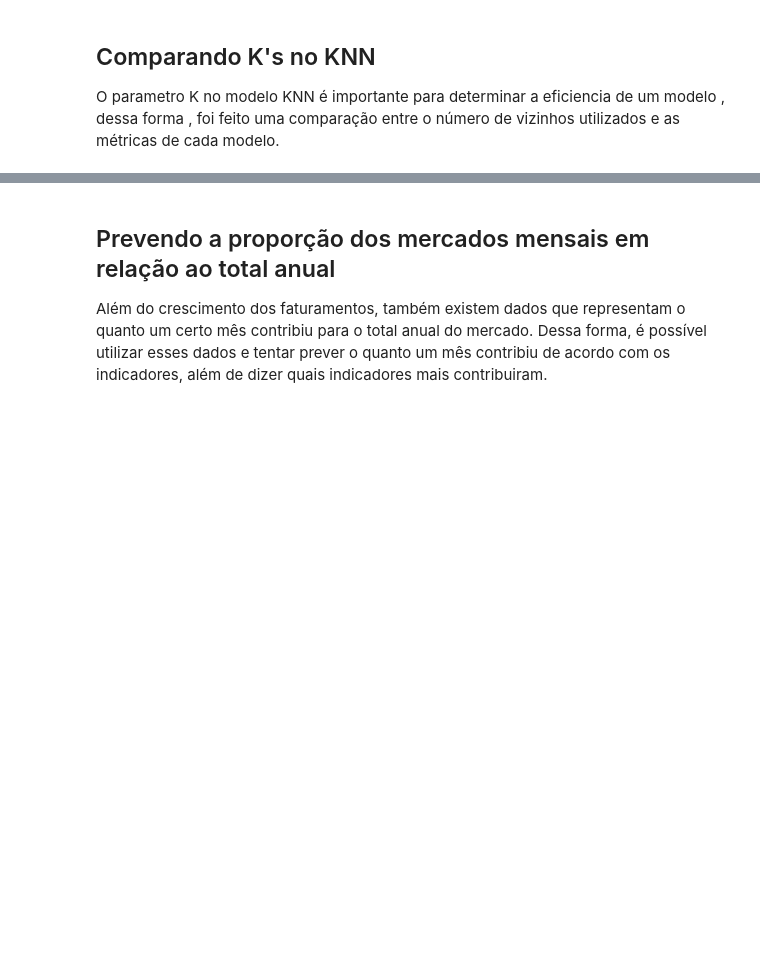
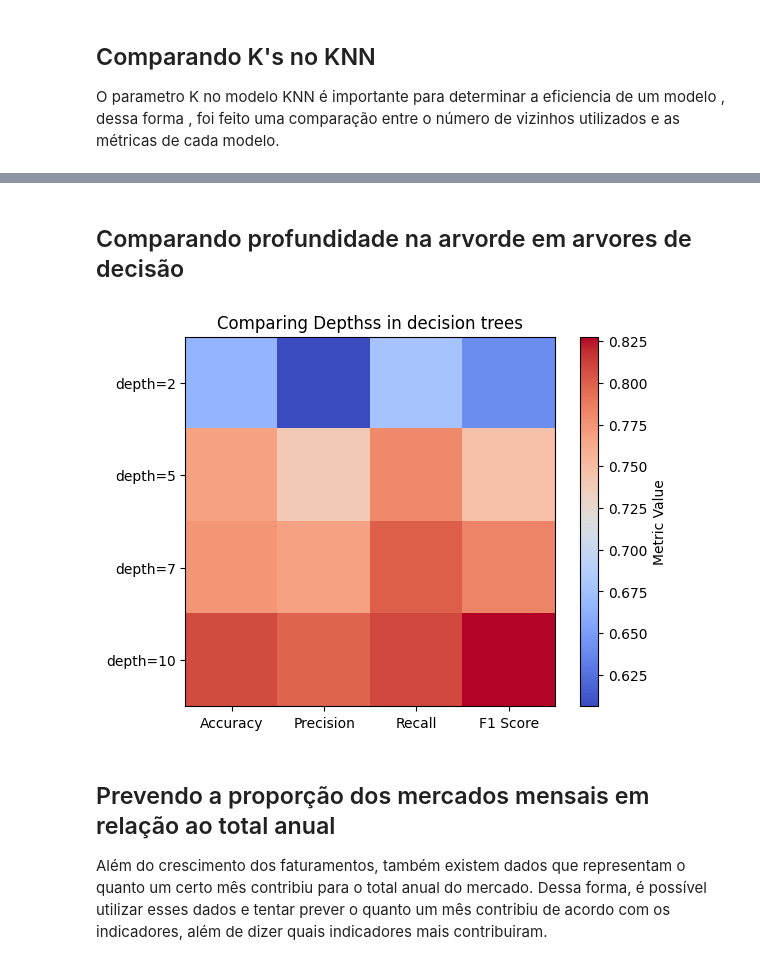
Before and after one commit to SamuelLipovetsky/projeto_ml, a Jupyter notebook: projetct.ipynb, the cells around one changed output, grey strips where cells are left out. Drawn from its saved outputs; the diff is of its cells as text; code cells hidden in the pictures; blank space fills up the shorter version.

```diff
--- a/projetct.ipynb
+++ b/projetct.ipynb
@@ -410,3 +412,52 @@ plt.show()
+# %% [markdown]
+## Comparando profundidade na arvorde em arvores de decisão
+# %%
+import numpy as np
+import matplotlib.pyplot as plt
+
+# Metrics for Model 1
+model1_accuracy, model1_precision, model1_recall, model1_f1 = perform_bootstrap_classification(
+    df_model_loucas_MI, DecisionTreeClassifier(max_depth=2))
+
+# Metrics for Model 2
+model2_accuracy, model2_precision, model2_recall, model2_f1 = perform_bootstrap_classification(
+    df_model_loucas_MI, DecisionTreeClassifier(max_depth=5))
+
+# Metrics for Model 3
+model3_accuracy, model3_precision, model3_recall, model3_f1 = perform_bootstrap_classification(
+    df_model_loucas_MI, DecisionTreeClassifier(max_depth=7))
+
+# Metrics for Model 4
+model4_accuracy, model4_precision, model4_recall, model4_f1 = perform_bootstrap_classification(
+    df_model_loucas_MI, DecisionTreeClassifier(max_depth=10))
+# Create a numpy array with the metrics
+metrics = np.array([[model1_accuracy, model1_precision, model1_recall, model1_f1],
+                    [model2_accuracy, model2_precision, model2_recall, model2_f1],
+                    [model3_accuracy, model3_precision, model3_recall, model3_f1],
+                    [model4_accuracy, model4_precision, model4_recall, model4_f1]])
+
+# Define the models and metrics
+models = ['depth=2', 'depth=5', 'depth=7', 'depth=10']
+metric_labels = ['Accuracy', 'Precision', 'Recall', 'F1 Score']
+
+# Create the heatmap
+plt.imshow(metrics, cmap='coolwarm')
+
+# Set the tick labels
+plt.xticks(np.arange(len(metric_labels)), metric_labels)
+plt.yticks(np.arange(len(models)), models)
+
+# Add colorbar
+cbar = plt.colorbar()
+cbar.set_label('Metric Value')
+
+# Add title
+plt.title('Comparing Depth in decision trees')
+
+# Show the plot
+plt.show()
+# %% [output]
+[figure, added]
 # %% [markdown]
 ## Prevendo a proporção dos mercados mensais em relação ao total anual
 
```
Also changed, not shown: parts of 10 cells of this notebook, 1 other file.
